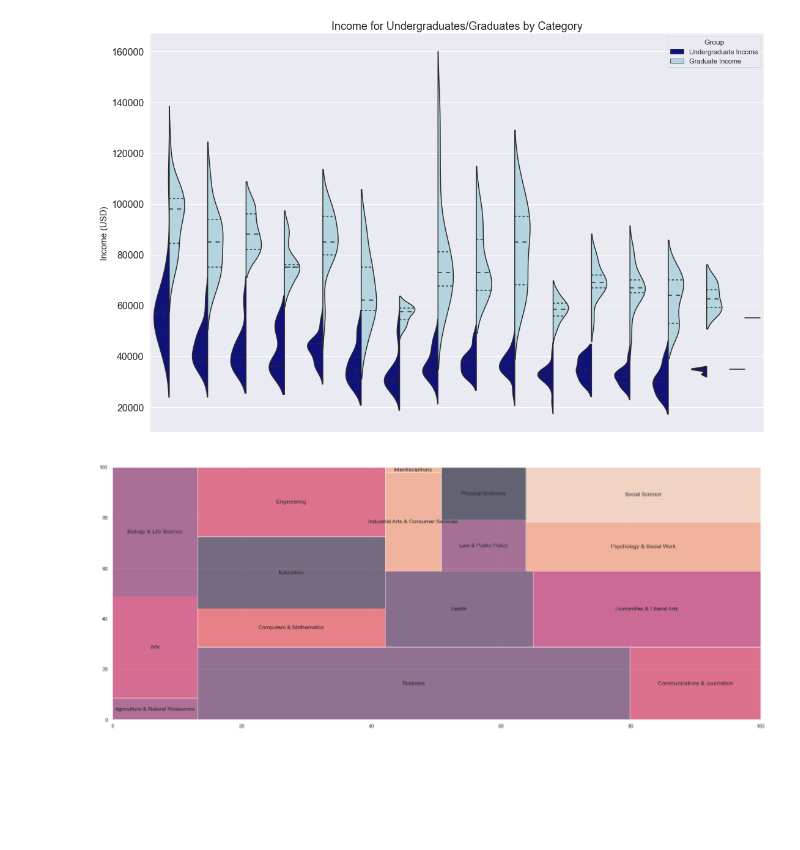
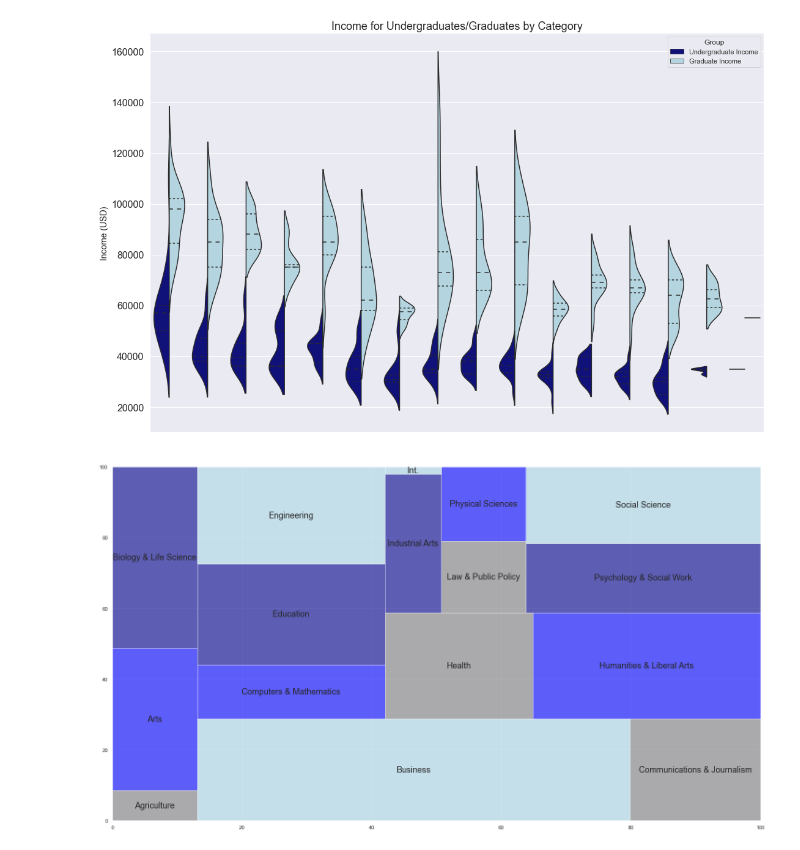
Before and after one commit to marcostorrework/marcostorrework.github.io, a Jupyter notebook: storyboard visualizations.ipynb, the cells around one changed output. Drawn from its saved outputs; the diff is of its cells as text; code cells hidden in the pictures; blank space fills up the shorter version.

```diff
--- a/storyboard visualizations.ipynb
+++ b/storyboard visualizations.ipynb
@@ -439,8 +439,13 @@ plt.xticks([])
 [figure]
 # %%
 # tree map to show major category popularity
-plt.figure(figsize=(25,10))
-squarify.plot(sizes=df_cat.Total, label=df_cat.Major_category, alpha=0.6 )
+
+df_cat.Major_category.replace(to_replace='Industrial Arts & Consumer Services', value='Industrial Arts', inplace=True)
+df_cat.Major_category.replace(to_replace='Agriculture & Natural Resources', value='Agriculture', inplace=True)
+df_cat.Major_category.replace(to_replace='Interdisciplinary', value='Int.', inplace=True)
+
+plt.figure(figsize=(25,14))
+squarify.plot(sizes=df_cat.Total, label=df_cat.Major_category, color=["grey","blue","darkblue", "lightblue"], alpha=0.6, text_kwargs={'fontsize':18} )
 plt.show()
 # %% [output]
-[figure, old version]
+[figure, new version]
```
Also changed, not shown: parts of 5 cells of this notebook.
